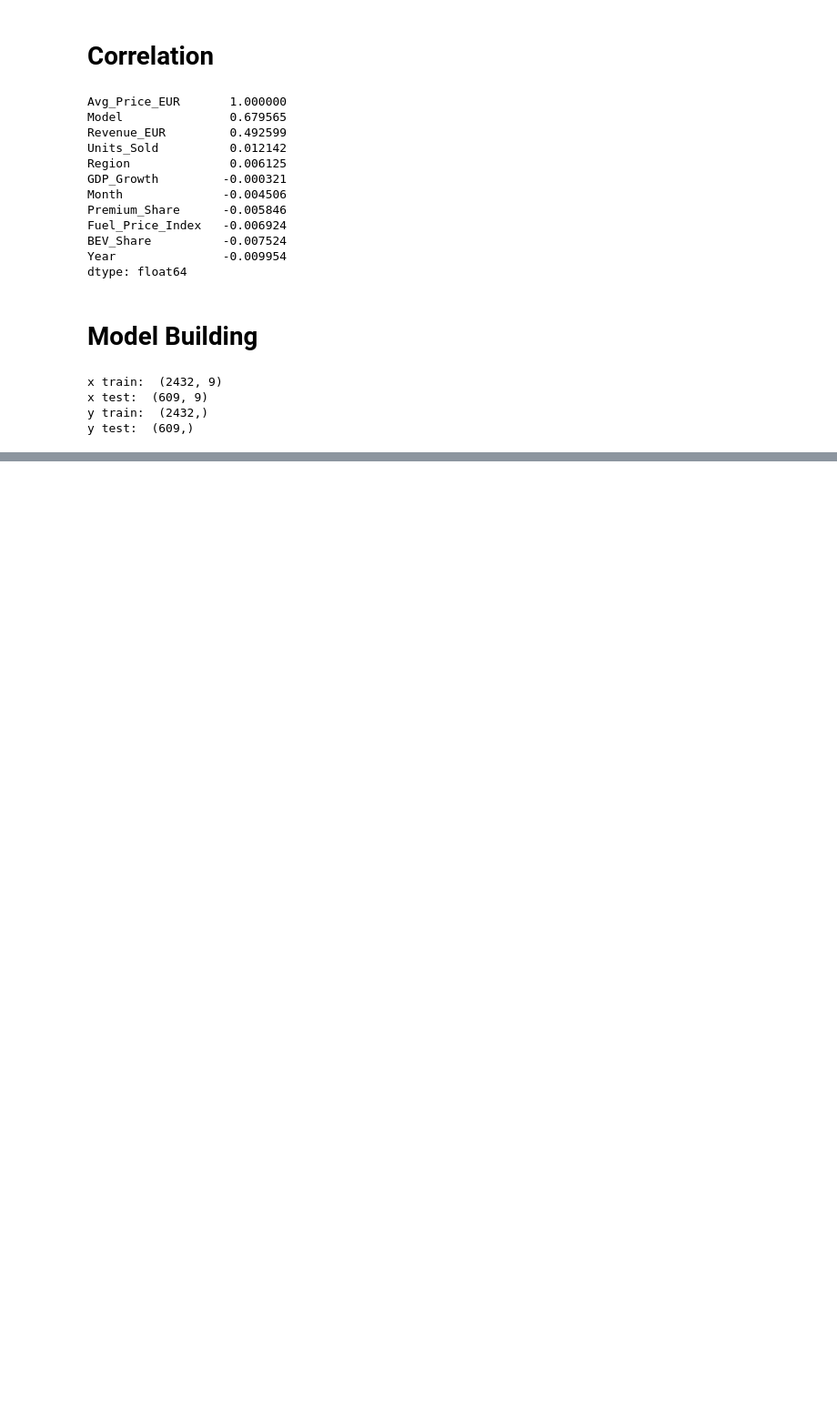
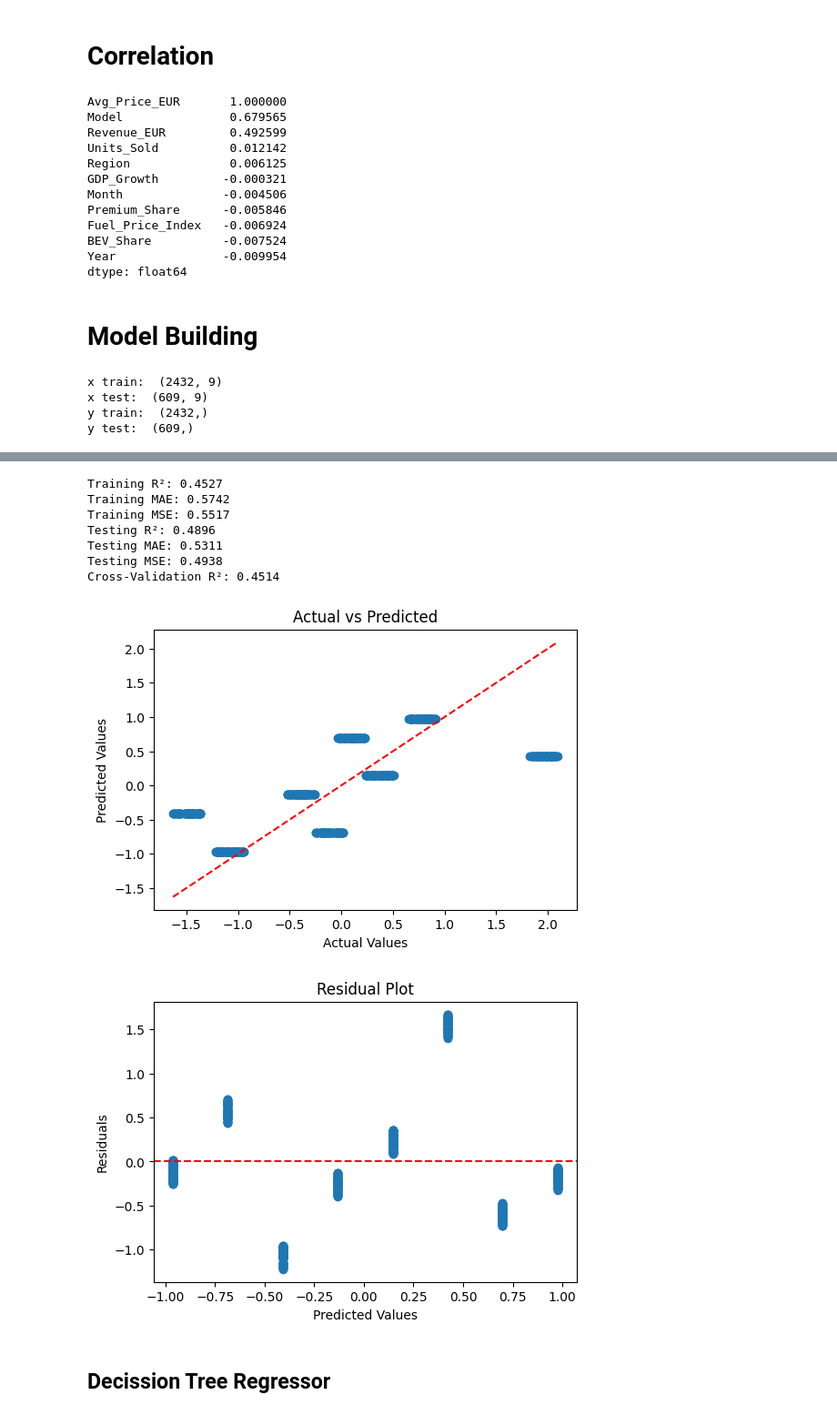
Before and after one commit to pasindu-piyumal/BMW-Global-Sales, a Jupyter notebook: analysis.ipynb, the cells around one changed output, grey strips where cells are left out. Shown at 91% size. Drawn from its saved outputs; the diff is of its cells as text; code cells hidden in the pictures; blank space fills up the shorter version.

```diff
--- a/analysis.ipynb
+++ b/analysis.ipynb
@@ -487,0 +565,15 @@ y test:  (609,)
+# %%
+ls = Lasso(alpha=0.1)
+predict_model(ls)
+# %% [output]
+Training R²: 0.4527
+Training MAE: 0.5742
+Training MSE: 0.5517
+Testing R²: 0.4896
+Testing MAE: 0.5311
+Testing MSE: 0.4938
+Cross-Validation R²: 0.4514
+[figure, added]
+[figure, added]
+# %% [markdown]
+## Decission Tree Regressor
```
Also changed, not shown: parts of 11 cells of this notebook.
